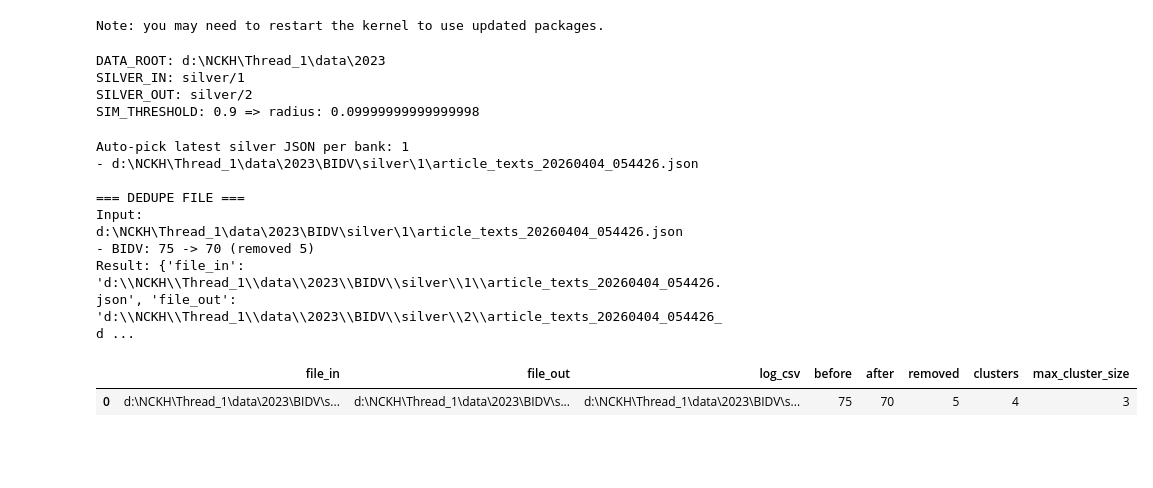
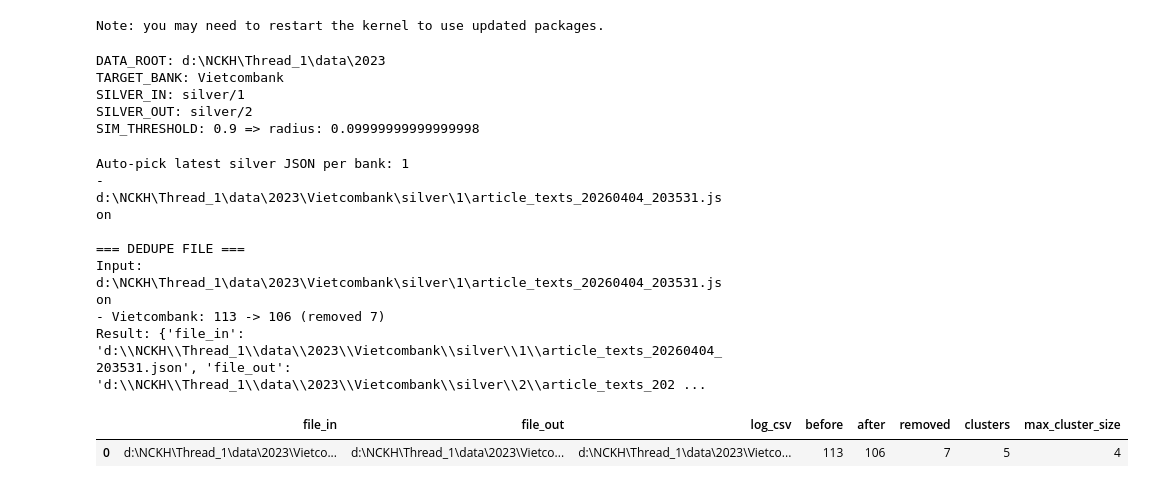
Before and after one commit to quangvietne/NCKH_2, a Jupyter notebook: Thread_1/silver_dedupe_near_duplicates.ipynb, the cells around one changed output. Saved outputs shown, nothing was run; the diff lists cells and outputs as text; code cells hidden in the pictures; blank space fills up the shorter version.

Commit message:
update path

```diff
--- a/Thread_1/silver_dedupe_near_duplicates.ipynb
+++ b/Thread_1/silver_dedupe_near_duplicates.ipynb
@@ -16,6 +16,12 @@ Quy tắc: nếu similarity > `SIM_THRESHOLD` (mặc định 0.9) ⇒ loại bà
 %pip -q install numpy scikit-learn pandas openpyxl
 # %% [output]
 Note: you may need to restart the kernel to use updated packages.
+# %%
+# 3) Cấu hình: đường dẫn + ngưỡng
+# --- CẤU HÌNH NĂM VÀ NGÂN HÀNG CẦN XỬ LÝ ---
+TARGET_YEAR = "2023"
+TARGET_BANK = "Vietcombank"
+# ------------------------------------------
 # %%
 # 2) Import
 from __future__ import annotations
@@ -34,8 +40,6 @@ import pandas as pd
 from sklearn.feature_extraction.text import TfidfVectorizer
 from sklearn.neighbors import NearestNeighbors
 # %%
-# 3) Cấu hình: đường dẫn + ngưỡng
-YEAR = 2023
 
 PROJECT_ROOT = Path.cwd()
 if PROJECT_ROOT.name.lower() in {"thread_1", "thread_2"}:
@@ -43,7 +47,7 @@ if PROJECT_ROOT.name.lower() in {"thread_1", "thread_2"}:
     # Do cấu trúc data đang nằm đúng trong Thread_1 nên ta không cần back ra NCKH
     pass
 
-DATA_ROOT = PROJECT_ROOT / "data" / str(YEAR)
+DATA_ROOT = PROJECT_ROOT / "data" / str(TARGET_YEAR)
 
 # Silver folder structure:
 # - silver/1: JSON sau khi chạy crawl_contents_from_filter_excels.py
@@ -66,17 +70,18 @@ TFIDF_NGRAM_RANGE = (3, 5)
 TFIDF_MIN_DF = 1
 
 print("DATA_ROOT:", DATA_ROOT)
+print("TARGET_BANK:", TARGET_BANK)
 print("SILVER_IN:", SILVER_IN)
 print("SILVER_OUT:", SILVER_OUT)
 print("SIM_THRESHOLD:", SIM_THRESHOLD, "=> radius:", RADIUS)
 # %% [output]
 DATA_ROOT: d:\NCKH\Thread_1\data\2023
+TARGET_BANK: Vietcombank
 SILVER_IN: silver/1
 SILVER_OUT: silver/2
 SIM_THRESHOLD: 0.9 => radius: 0.09999999999999998
 # %%
 # 4) Load JSON + chuẩn hoá schema
-
 @dataclass
 class Record:
     bank: str
@@ -101,19 +106,21 @@ def infer_bank_from_json_path(p: Path) -> str:
         return ""
 
 
-def find_candidate_json_files(data_root: Path, stage_in: str) -> list[Path]:
+def find_candidate_json_files(data_root: Path, stage_in: str, target_bank: str = "*") -> list[Path]:
     """Find candidate silver JSON files.
 
     New layout: data/<YEAR>/<BANK>/silver/1/article_texts_*.json
     or data/<YEAR>/silver/1/article_texts_*.json
     """
     files: list[Path] = []
-    # Quét đệ quy toàn bộ các thư mục con có chữ silver/1
-    files.extend([p for p in data_root.glob(f"**/{stage_in}/article_texts_*.json") if p.is_file()])
+    bank_path = "**" if target_bank == "*" else target_bank
+
+    # Quét theo bank
+    files.extend([p for p in data_root.glob(f"{bank_path}/{stage_in}/article_texts_*.json") if p.is_file()])
 
     # Fallback: if stage_in is silver/1 and nothing found, also look for old silver/*.json
     if not files and stage_in.replace("\\", "/") in {"silver/1", "silver"}:
-        files.extend([p for p in data_root.glob("**/silver/article_texts_*.json") if p.is_file()])
+        files.extend([p for p in data_root.glob(f"{bank_path}/silver/article_texts_*.json") if p.is_file()])
     return sorted(files)
 
 
@@ -408,34 +415,34 @@ def dedupe_one_json_file(input_path: Path, stage_out: str) -> dict[str, Any]:
 # %%
 # 10) Chọn input file và chạy
 if INPUT_JSON_PATH is None:
-    candidates = find_candidate_json_files(DATA_ROOT, stage_in=SILVER_IN)
+    candidates = find_candidate_json_files(DATA_ROOT, stage_in=SILVER_IN, target_bank=TARGET_BANK)
     latest_files = pick_latest_per_bank(candidates)
     print("Auto-pick latest silver JSON per bank:", len(latest_files))
     for p in latest_files:
         print("-", p)
     target_files = latest_files
 else:
     target_files = [INPUT_JSON_PATH]
 
 results = []
 for p in target_files:
     print("\n=== DEDUPE FILE ===")
     print("Input:", p)
     res = dedupe_one_json_file(p, stage_out=SILVER_OUT)
     results.append(res)
     print("Result:", res)
 
 pd.DataFrame(results)
 # %% [output]
 Auto-pick latest silver JSON per bank: 1
-- d:\NCKH\Thread_1\data\2023\BIDV\silver\1\article_texts_20260404_054426.json
+- d:\NCKH\Thread_1\data\2023\Vietcombank\silver\1\article_texts_20260404_203531.json
 
 === DEDUPE FILE ===
-Input: d:\NCKH\Thread_1\data\2023\BIDV\silver\1\article_texts_20260404_054426.json
-- BIDV: 75 -> 70 (removed 5)
-Result: {'file_in': 'd:\\NCKH\\Thread_1\\data\\2023\\BIDV\\silver\\1\\article_texts_20260404_054426.json', 'file_out': 'd:\\NCKH\\Thread_1\\data\\2023\\BIDV\\silver\\2\\article_texts_20260404_054426_d ...
+Input: d:\NCKH\Thread_1\data\2023\Vietcombank\silver\1\article_texts_20260404_203531.json
+- Vietcombank: 113 -> 106 (removed 7)
+Result: {'file_in': 'd:\\NCKH\\Thread_1\\data\\2023\\Vietcombank\\silver\\1\\article_texts_20260404_203531.json', 'file_out': 'd:\\NCKH\\Thread_1\\data\\2023\\Vietcombank\\silver\\2\\article_texts_202 ...
 |  | file_in | file_out | log_csv | before | after | removed | clusters | max_cluster_size |
-| 0 | d:\NCKH\Thread_1\data\2023\BIDV\s... | d:\NCKH\Thread_1\data\2023\BIDV\s... | d:\NCKH\Thread_1\data\2023\BIDV\s... | 75 | 70 | 5 | 4 | 3 |
+| 0 | d:\NCKH\Thread_1\data\2023\Vietco... | d:\NCKH\Thread_1\data\2023\Vietco... | d:\NCKH\Thread_1\data\2023\Vietco... | 113 | 106 | 7 | 5 | 4 |
 # %%
 # 11) Spot-check nhanh: xem vài dòng log duplicate (nếu có)
 for r in results:
```
Also changed, not shown: parts of 1 cell of this notebook, 14 other files.
